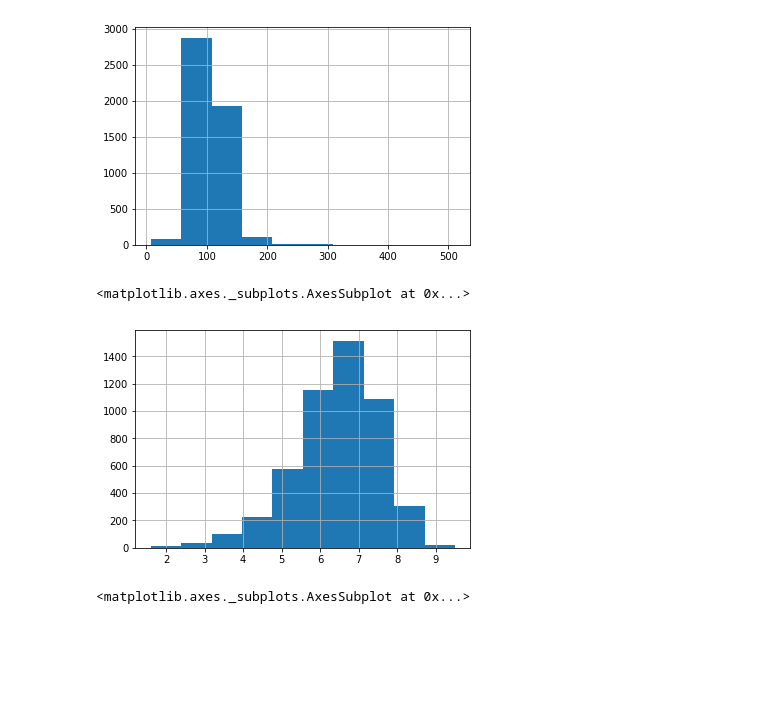
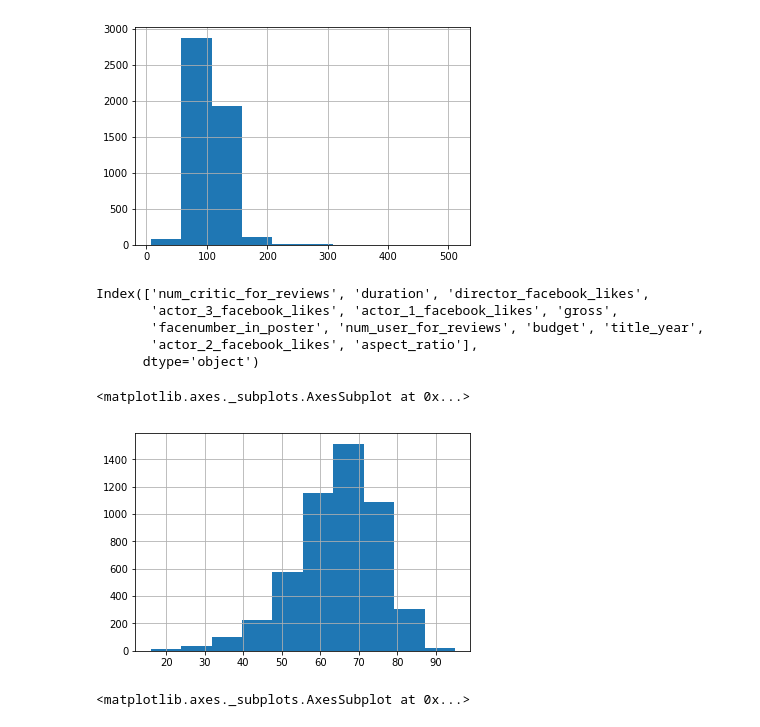
Before and after one commit to WillArevalo/Curso-de-Machine-Learning-Aplicado-con-Python, a Jupyter notebook: 11-12-13-14 - Cargar los datos necesarios para el proyecto-Inspección de los tipos de datos.ipynb, the cells around one changed output. Saved outputs shown, nothing was run; the diff lists cells and outputs as text; code cells hidden in the pictures; blank space fills up the shorter version.

Commit message:
fix all datasets :100:

```diff
--- a/11-12-13-14 - Cargar los datos necesarios para el proyecto-Inspección de los tipos de datos.ipynb
+++ b/11-12-13-14 - Cargar los datos necesarios para el proyecto-Inspección de los tipos de datos.ipynb
@@ -36,7 +36,7 @@ Version seaborn:        0.8.0
 # %% [markdown]
 `pd.read_csv` es el metodo que nos permite importar los datos desde un CSV y cargarlo en un **DataFrame**, que es la estructura de base de Pandas
 # %%
-movies = pd.read_csv('IMDb_dataset.csv', encoding='utf-8')
+movies = pd.read_csv('IMDb_dataset.csv', delimiter=';', encoding='utf-8')
 # %%
 type(movies) # Esto es de tipo dataframe
 # %% [output]
@@ -395,14 +397,22 @@ movies_num['duration'].hist()
 # %% [output]
 <matplotlib.axes._subplots.AxesSubplot at 0x...>
 [figure]
+# %%
+movies_num.columns
+# %% [output]
+Index(['num_critic_for_reviews', 'duration', 'director_facebook_likes',
+       'actor_3_facebook_likes', 'actor_1_facebook_likes', 'gross',
+       'facenumber_in_poster', 'num_user_for_reviews', 'budget', 'title_year',
+       'actor_2_facebook_likes', 'aspect_ratio'],
+      dtype='object')
 # %%
-movies_num['imdb_score'].hist()
+movies['imdb_score'].hist()
 # movies_num['imdb_score'].hist(log='true') asi podriamos ver en orden logaritmico
 # Podemos ver que la mayoria de las peliculas oscilan entre un puntaje de 6.2 y +-7.1
 # Por la tabla descriptiva podemos deducir que el promedio de puntaje es de 6.442138
 # %% [output]
 <matplotlib.axes._subplots.AxesSubplot at 0x...>
-[figure, old version]
+[figure, new version]
 # %%
 movies_num['budget'].hist() #Haremos un histogram de el presupuesto
 # %% [output]
```
Also changed, not shown: parts of 19 cells of this notebook, 3 other files.
